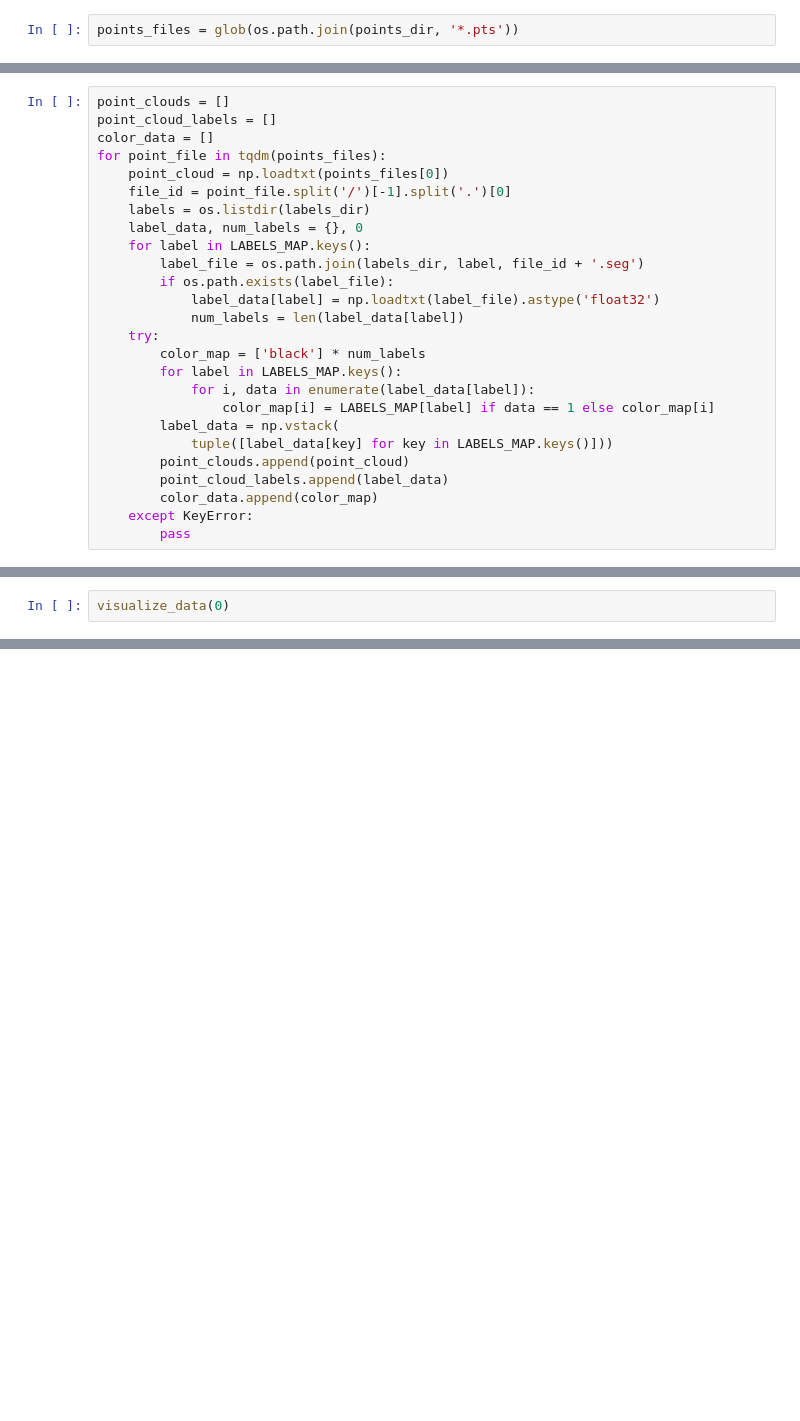
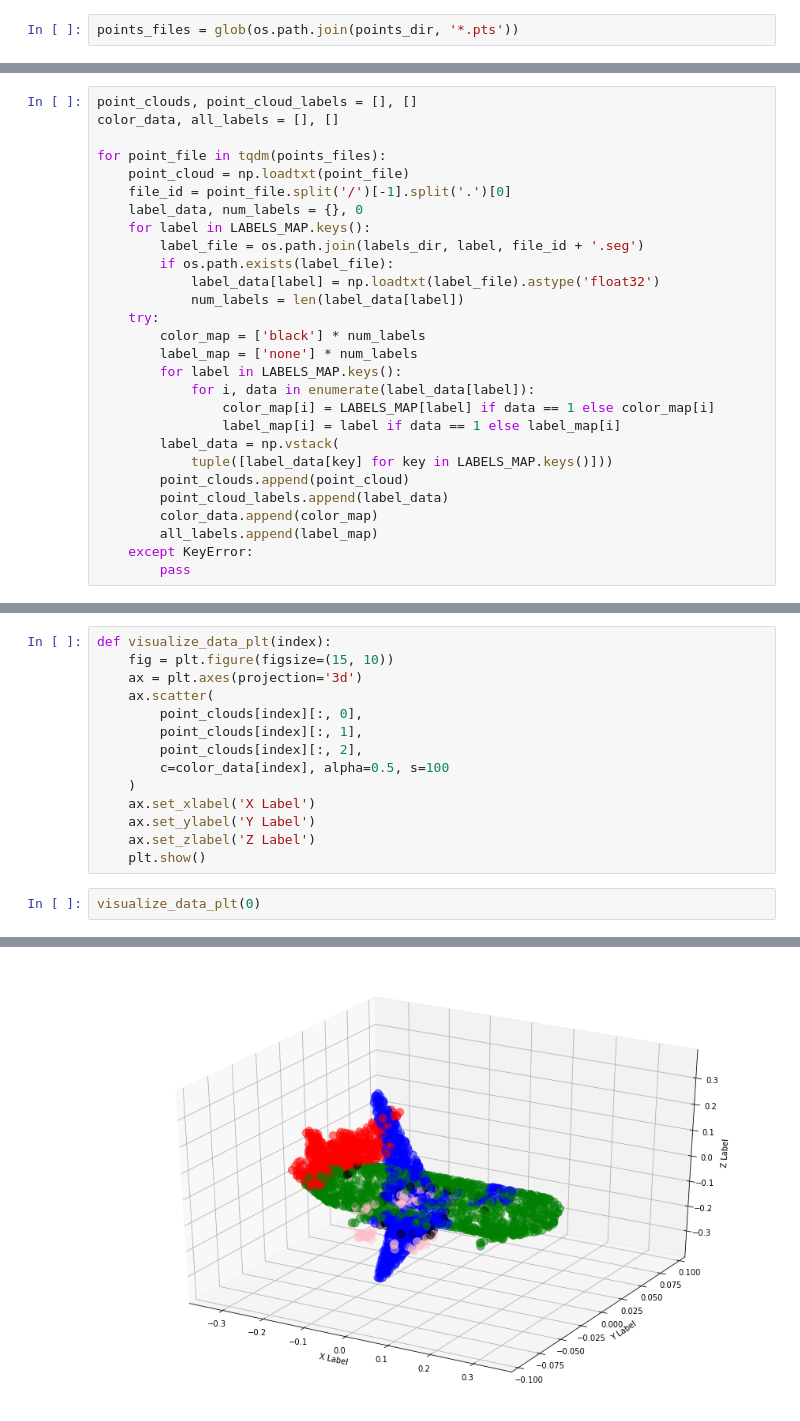
Before and after one commit to soumik12345/point-cloud-segmentation, a Jupyter notebook: pointnet_shapenet.ipynb, the cells around one changed output, grey strips where cells are left out. Drawn from its saved outputs; the diff is of its cells as text; blank space fills up the shorter version.

```diff
--- a/pointnet_shapenet.ipynb
+++ b/pointnet_shapenet.ipynb
@@ -54,11 +54,10 @@ COLORS = ['black', 'green', 'blue', 'red', 'pink']
 # %%
-point_clouds = []
-point_cloud_labels = []
-color_data = []
+point_clouds, point_cloud_labels = [], []
+color_data, all_labels = [], []
+
 for point_file in tqdm(points_files):
-    point_cloud = np.loadtxt(points_files[0])
+    point_cloud = np.loadtxt(point_file)
     file_id = point_file.split('/')[-1].split('.')[0]
-    labels = os.listdir(labels_dir)
     label_data, num_labels = {}, 0
     for label in LABELS_MAP.keys():
         label_file = os.path.join(labels_dir, label, file_id + '.seg')
@@ -67,14 +66,17 @@ for point_file in tqdm(points_files):
             num_labels = len(label_data[label])
     try:
         color_map = ['black'] * num_labels
+        label_map = ['none'] * num_labels
         for label in LABELS_MAP.keys():
             for i, data in enumerate(label_data[label]):
                 color_map[i] = LABELS_MAP[label] if data == 1 else color_map[i]
+                label_map[i] = label if data == 1 else label_map[i]
         label_data = np.vstack(
             tuple([label_data[key] for key in LABELS_MAP.keys()]))
         point_clouds.append(point_cloud)
         point_cloud_labels.append(label_data)
         color_data.append(color_map)
+        all_labels.append(label_map)
     except KeyError:
         pass
 # %%
@@ -94,6 +96,20 @@ def visualize_data(index):
         ]
     )
     fig.show()
+# %%
+def visualize_data_plt(index):
+    fig = plt.figure(figsize=(15, 10))
+    ax = plt.axes(projection='3d')
+    ax.scatter(
+        point_clouds[index][:, 0],
+        point_clouds[index][:, 1],
+        point_clouds[index][:, 2],
+        c=color_data[index], alpha=0.5, s=100
+    )
+    ax.set_xlabel('X Label')
+    ax.set_ylabel('Y Label')
+    ax.set_zlabel('Z Label')
+    plt.show()
 # %%
-visualize_data(0)
+visualize_data_plt(0)
 # %% [output]
@@ -100,0 +116 @@ visualize_data(0)
+[figure, added]
```
Also changed, not shown: parts of 6 cells of this notebook.
